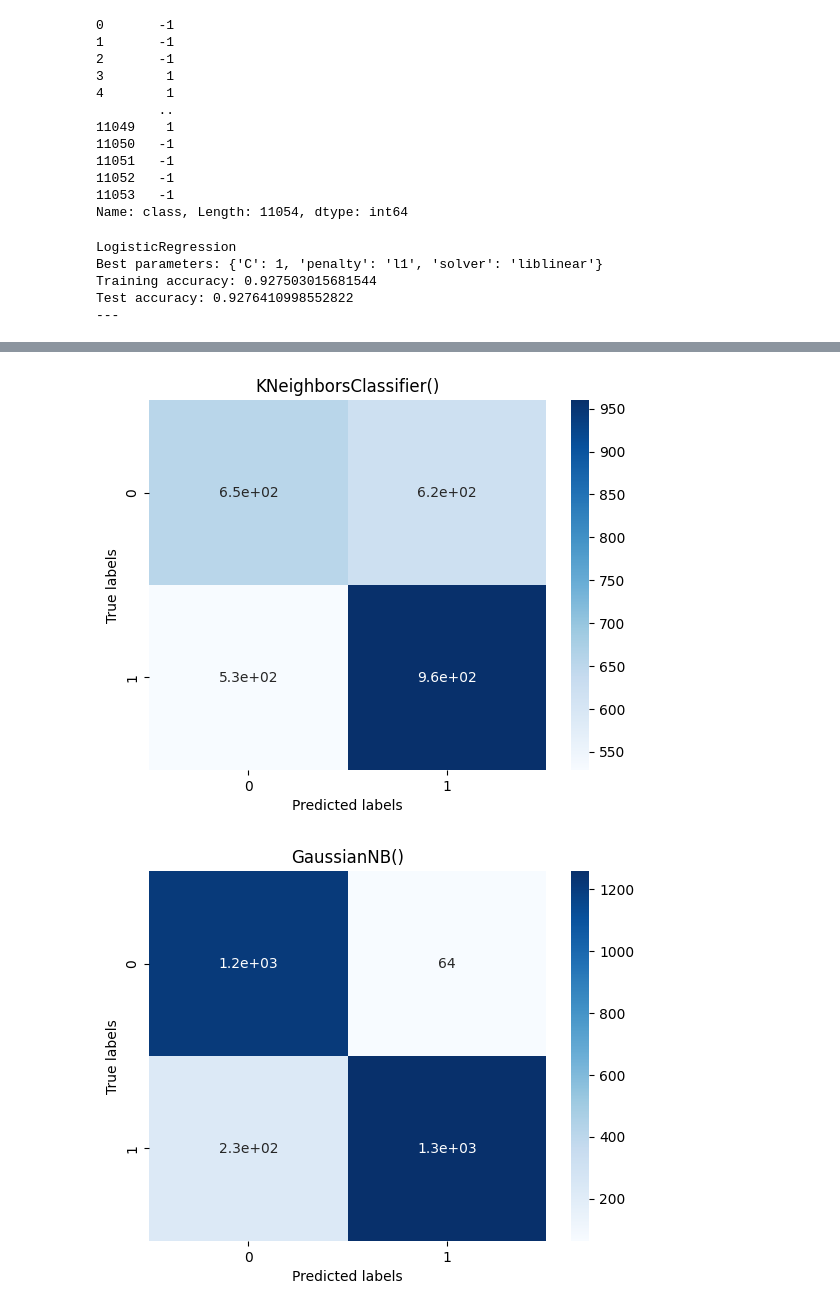
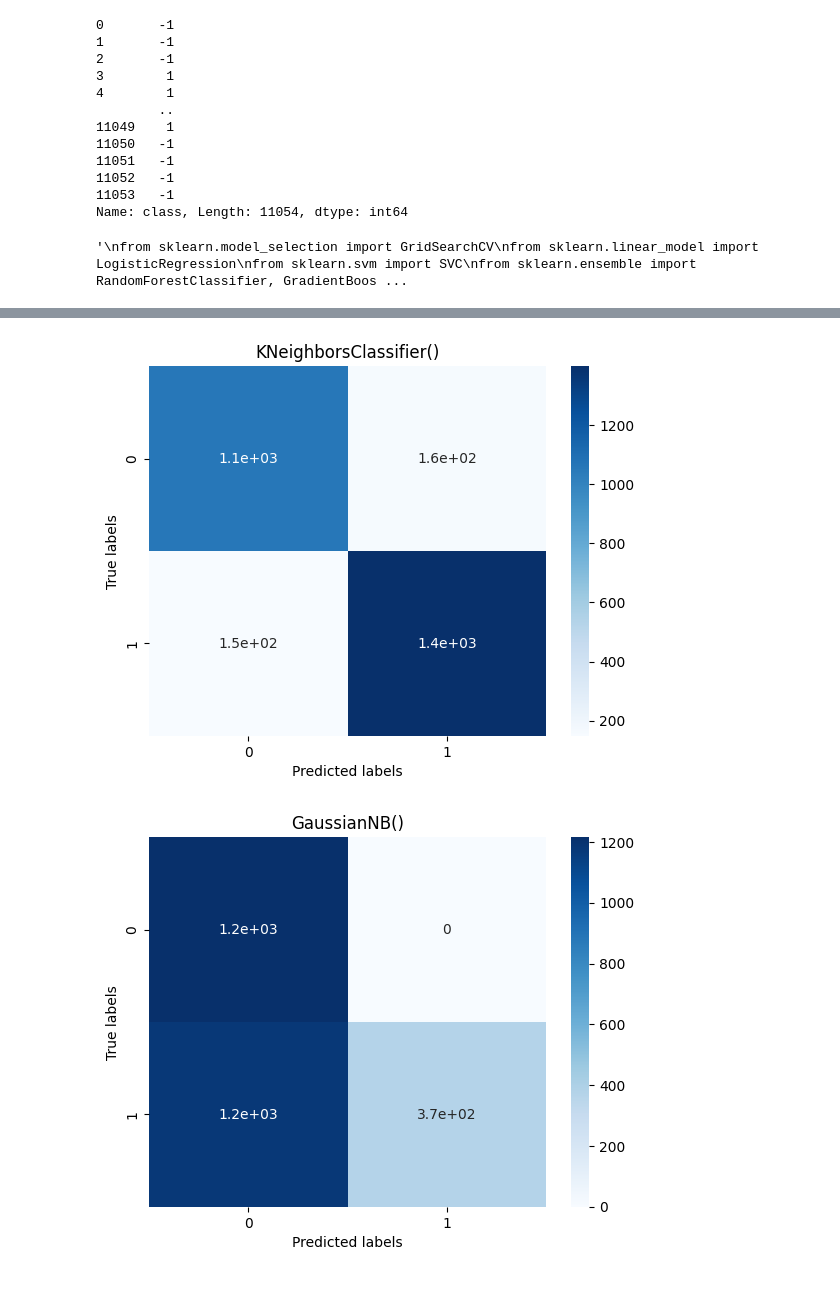
Before and after one commit to phalashi/WISE_203, a Jupyter notebook: phishing_classifer.ipynb, the cells around one changed output, grey strips where cells are left out. Cells and saved outputs as stored; diff of their text form; code cells hidden in the pictures.

Commit message:
feature reduction, classifiers and gradio

```diff
--- a/phishing_classifer.ipynb
+++ b/phishing_classifer.ipynb
@@ -108,12 +120,5 @@ corr_matrix = labels.corr().abs()
 
 # Select upper triangle of correlation matrix
 upper = corr_matrix.where(np.triu(np.ones(corr_matrix.shape), k=1).astype(bool))
-
-# Find index of feature columns with correlation greater than 0.70
-to_drop = [column for column in upper.columns if any(upper[column] > 0.70)]
-
-
-# Drop highly correlated features
-labels = labels.drop(columns=to_drop)
-labels.shape
+print(pd.DataFrame(upper))
 # %% [output]
@@ -120,0 +142,4 @@ labels.shape
+# %%
+relevant = [1, 2, 3, 4, 5, 6, 7, 9, 10, 12, 13, 14, 15, 16, 17, 18, 23, 24, 25, 28, 30]
+features = np.array(labels.columns)[relevant]
+features
@@ -121,3 +153,5 @@ labels.shape
+# %%
+labels = labels[features]
 # %%
 # Extracting target
 target = df['class']
@@ -139,6 +173,7 @@ Name: class, Length: 11054, dtype: int64
 # Train test split
 training_labels, testing_labels, training_target, testing_target  = train_test_split(labels, target, random_state = 42, )
 # %%
+'''
 from sklearn.model_selection import GridSearchCV
 from sklearn.linear_model import LogisticRegression
 from sklearn.svm import SVC
@@ -215,12 +250,9 @@ for clf, param_grid in classifiers:
         print("Training accuracy:", clf.score(training_labels, training_target))
         print("Test accuracy:", clf.score(testing_labels, testing_target))
         print("---")
+'''
 # %% [output]
-LogisticRegression
-Best parameters: {'C': 1, 'penalty': 'l1', 'solver': 'liblinear'}
-Training accuracy: 0.927503015681544
-Test accuracy: 0.9276410998552822
----
+'\nfrom sklearn.model_selection import GridSearchCV\nfrom sklearn.linear_model import LogisticRegression\nfrom sklearn.svm import SVC\nfrom sklearn.ensemble import RandomForestClassifier, GradientBoos ...
 # %%
 # Populating a list of classifiers with hyperparameters
 classifiers = [
@@ -238,18 +270,21 @@ classifiers = [
 # %%
 # Dictionary to store prediction data
 predictions = {}
+
+models = []
 
 # Iterating over all classifiers
 for classifier in classifiers:
 
     # Fitting classifier
-    classifier.fit(training_labels, training_target)
+    classifier.fit(training_labels.values, training_target.values)
 
     # Updating predictions dict
-    predictions[str(classifier)] = classifier.predict(testing_labels)
+    predictions[str(classifier)] = classifier.predict(testing_labels.values)
 
     # Obtaining confusion matrix
-    cm = confusion_matrix(y_pred= predictions[str(classifier)], y_true = testing_target)
+    cm = confusion_matrix(y_pred= predictions[str(classifier)], y_true = testing_target.values)
+    models.append(classifier)
 
     # Plotting confusion matrix
     ax = plt.subplot()
@@ -267,2 +302,2 @@ for classifier in classifiers:
-[figure, old version]
+[figure, new version]
-[figure, old version]
+[figure, new version]
```
Also changed, not shown: parts of 7 cells of this notebook, 21 other files.
